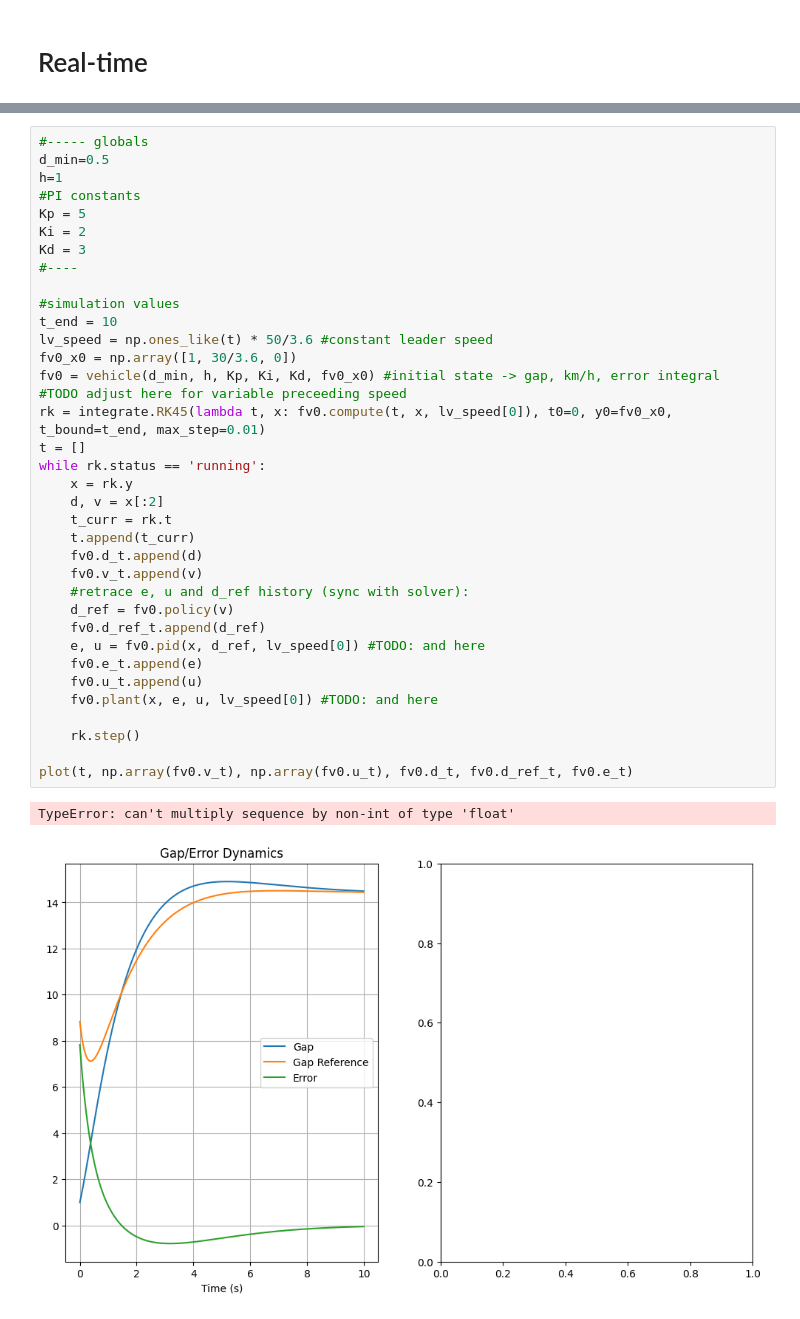
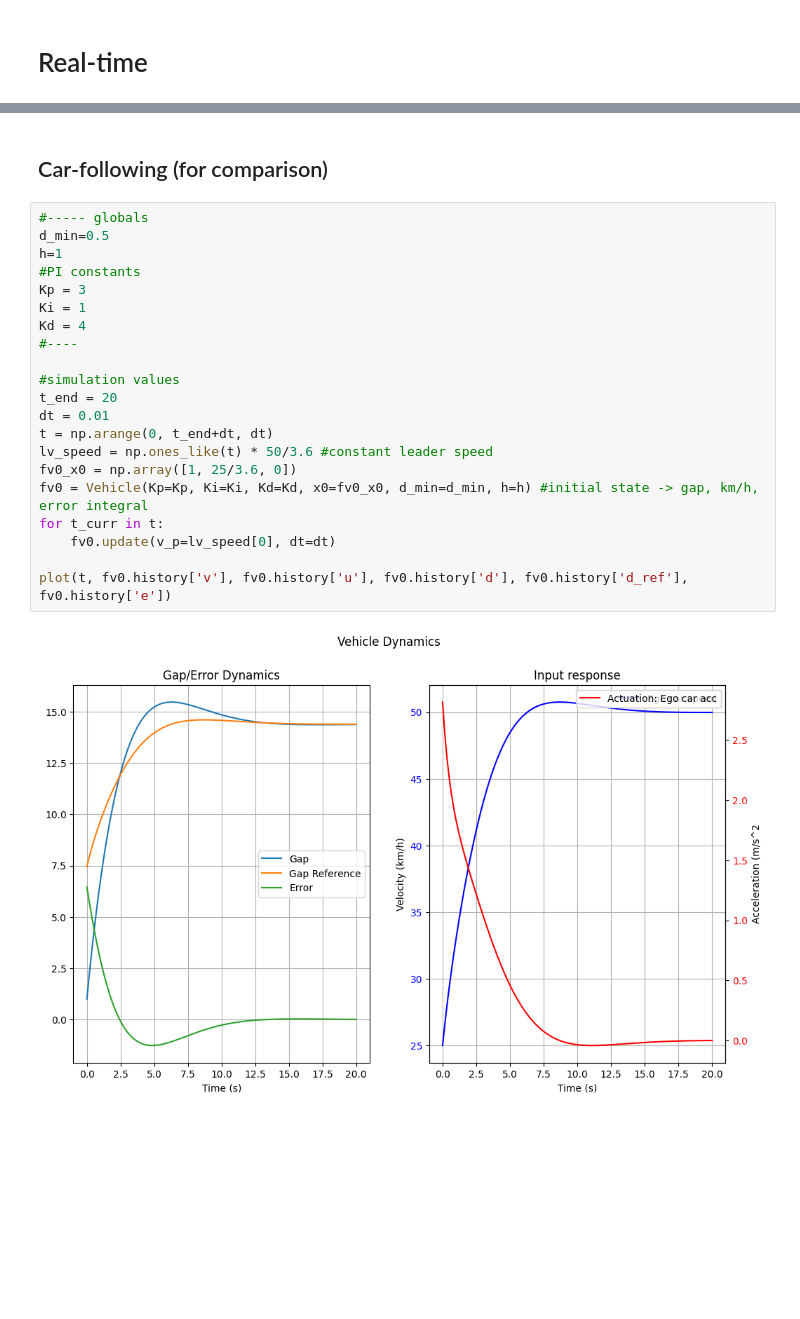
Before and after one commit to ZeArteaga/PINN-control-platooning, a Jupyter notebook: PID.ipynb, the cells around one changed output, grey strips where cells are left out. Saved outputs shown, nothing was run; the diff lists cells and outputs as text; blank space fills up the shorter version.

```diff
--- a/PID.ipynb
+++ b/PID.ipynb
@@ -300,39 +390,25 @@ class vehicle:
-# %%
-#----- globals
-d_min=0.5
-h=1
-#PI constants
-Kp = 5
-Ki = 2
-Kd = 3
-#----
-
-#simulation values
-t_end = 10
-lv_speed = np.ones_like(t) * 50/3.6 #constant leader speed
-fv0_x0 = np.array([1, 30/3.6, 0])
-fv0 = vehicle(d_min, h, Kp, Ki, Kd, fv0_x0) #initial state -> gap, km/h, error integral
-#TODO adjust here for variable preceeding speed
-rk = integrate.RK45(lambda t, x: fv0.compute(t, x, lv_speed[0]), t0=0, y0=fv0_x0, t_bound=t_end, max_step=0.01)
-t = []
-while rk.status == 'running':
-    x = rk.y
-    d, v = x[:2]
-    t_curr = rk.t
-    t.append(t_curr)
-    fv0.d_t.append(d)
-    fv0.v_t.append(v)
-    #retrace e, u and d_ref history (sync with solver):
-    d_ref = fv0.policy(v)
-    fv0.d_ref_t.append(d_ref)
-    e, u = fv0.pid(x, d_ref, lv_speed[0]) #TODO: and here
-    fv0.e_t.append(e)
-    fv0.u_t.append(u)
-    fv0.plant(x, e, u, lv_speed[0]) #TODO: and here
-
-    rk.step()
-
-plot(t, np.array(fv0.v_t), np.array(fv0.u_t), fv0.d_t, fv0.d_ref_t, fv0.e_t)
-# %% [output]
-TypeError: can't multiply sequence by non-int of type 'float'
-[figure, removed]
+# %% [markdown]
+## Car-following (for comparison)
+# %%
+#----- globals
+d_min=0.5
+h=1
+#PI constants
+Kp = 3
+Ki = 1
+Kd = 4
+#----
+
+#simulation values
+t_end = 20
+dt = 0.01
+t = np.arange(0, t_end+dt, dt)
+lv_speed = np.ones_like(t) * 50/3.6 #constant leader speed
+fv0_x0 = np.array([1, 25/3.6, 0])
+fv0 = Vehicle(Kp=Kp, Ki=Ki, Kd=Kd, x0=fv0_x0, d_min=d_min, h=h) #initial state -> gap, km/h, error integral
+for t_curr in t:
+    fv0.update(v_p=lv_speed[0], dt=dt)
+
+plot(t, fv0.history['v'], fv0.history['u'], fv0.history['d'], fv0.history['d_ref'], fv0.history['e'])
+# %% [output]
+[figure, added]
```
Also changed, not shown: parts of 6 cells of this notebook.
